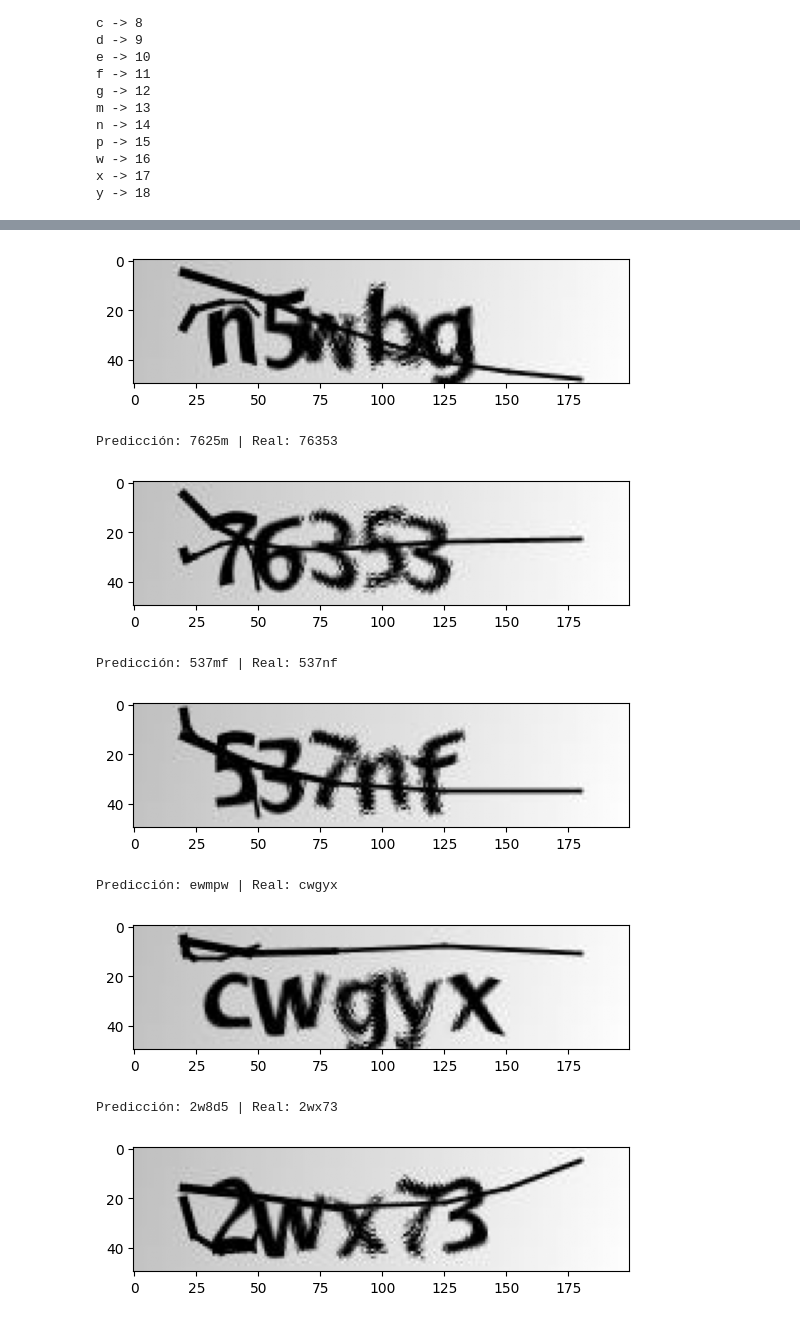
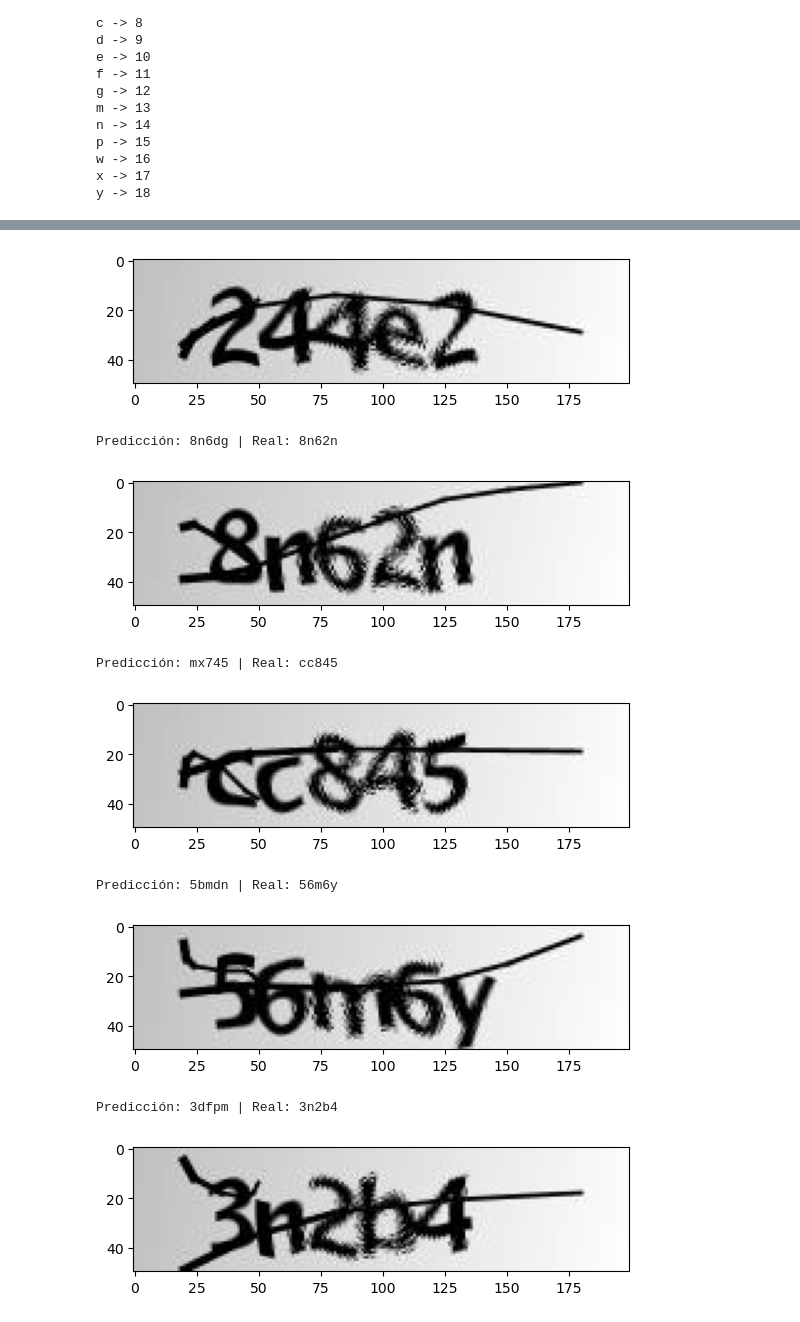
Before and after one commit to AlanCstS/MLModel, a Jupyter notebook: Captcha_breaker.ipynb, the cells around one changed output, grey strips where cells are left out. Drawn from its saved outputs; the diff is of its cells as text; code cells hidden in the pictures.

```diff
--- a/Captcha_breaker.ipynb
+++ b/Captcha_breaker.ipynb
@@ -354,4 +413,5 @@ checkpoint = ModelCheckpoint(filepath = checkpoint_path,
 # %%
-model = get_model_deep(x_train_aug[0].shape)
-model.summary()
-compile_model_deep(model)
+model = get_model_deep((x_train_aug[0].shape))
+
+# Cargar pesos guardados del modelo
+model.load_weights(checkpoint_path)
@@ -380,3 +422,7 @@ Model: "functional_8"
 # %%
-history = model.fit(x_train_aug, y_train_dict, epochs=20, batch_size=32, validation_data=(x_val, y_val_dict), callbacks = [checkpoint])
+history = model.fit(x_train_aug, y_train_dict,
+                    epochs=30, batch_size=32,
+                    validation_data=(x_val, y_val_dict),
+                    callbacks = [checkpoint, early_stop],
+                    verbose=1)
 # %% [output]
@@ -425,0 +558,24 @@ plt.show()
+# %%
+# Matrices de confusión y reporte de clasificación
+from sklearn.metrics import confusion_matrix, ConfusionMatrixDisplay, classification_report
+
+y_pred = model.predict(x_test)
+
+fig, axes = plt.subplots(1, 5, figsize=(25, 5))
+fig.suptitle('Matrices de Confusión por Carácter', fontsize=18)
+
+# Iterar sobre los 5 caracteres
+for i in range(5):
+    key = f'char{i+1}'
+    y_true_i = y_test_dict[key]
+    y_pred_i = np.argmax(y_pred[i], axis=1)
+
+    # Calcular matriz de confusión
+    cm = confusion_matrix(y_true_i, y_pred_i)
+
+    # Mostrar en subplot correspondiente
+    disp = ConfusionMatrixDisplay(confusion_matrix=cm)
+    disp.plot(ax=axes[i], cmap='Blues', colorbar=False)
+    axes[i].set_title(f'Carácter {i+1}')
+    axes[i].set_xlabel('Predicción')
+    axes[i].set_ylabel('Real')
@@ -426,6 +589,6 @@ plt.show()
 # %%
-# Predicciones de validation
-def predict(model, imgs, labels):
+# Predicciones
+def predict(model, imgs, labels=None):
   predictions = model.predict(imgs)
   decoded_predictions = []
   for i in range(predictions[0].shape[0]):
@@ -438,5 +601,5 @@ def predict(model, imgs, labels):
       plt.imshow(imgs[random_index], cmap='gray')
       plt.show()
 # %%
-predict(model, x_val, y_val_encoded)
+predict(model, x_test, y_test_encoded)
 # %% [output]
@@ -445,9 +608,9 @@ Predicción: n6wbg | Real: n5wbg
-[figure, old version]
+[figure, new version]
-Predicción: 7625m | Real: 76353
+Predicción: 8n6dg | Real: 8n62n
-[figure, old version]
+[figure, new version]
-Predicción: 537mf | Real: 537nf
+Predicción: mx745 | Real: cc845
-[figure, old version]
+[figure, new version]
-Predicción: ewmpw | Real: cwgyx
+Predicción: 5bmdn | Real: 56m6y
-[figure, old version]
+[figure, new version]
-Predicción: 2w8d5 | Real: 2wx73
+Predicción: 3dfpm | Real: 3n2b4
-[figure, old version]
+[figure, new version]
```
Also changed, not shown: parts of 28 cells of this notebook.
